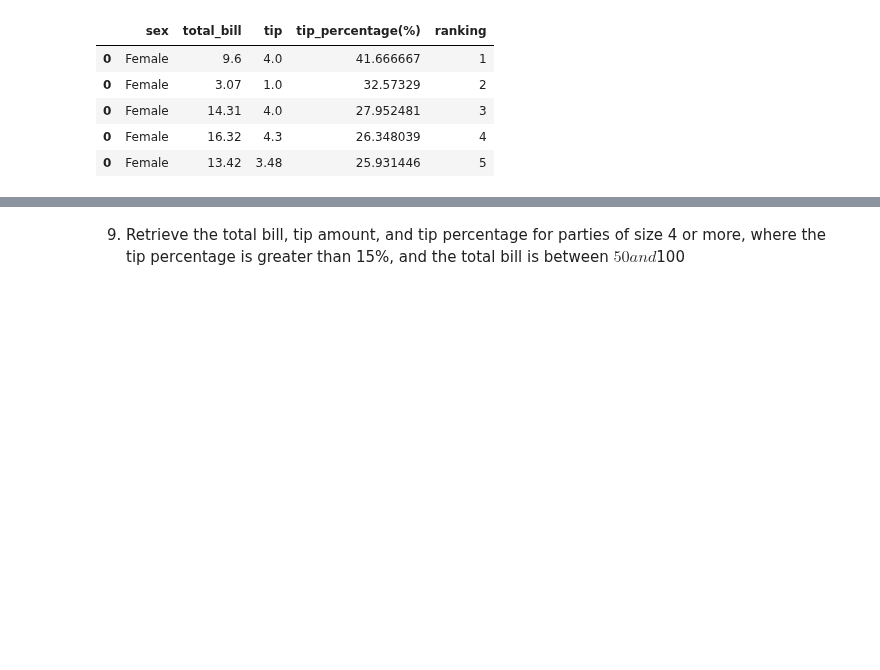
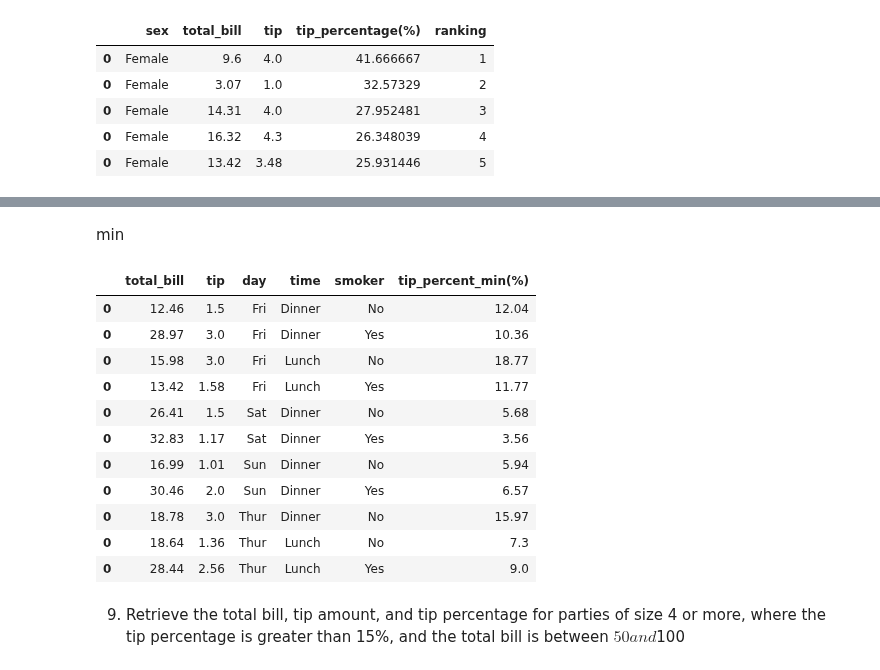
Before and after one commit to AIPI510/aipi510-fall24, a Jupyter notebook: assignment2/davis-sql-ta2.ipynb, the cells around one changed output, grey strips where cells are left out. Drawn from its saved outputs; the diff is of its cells as text; code cells hidden in the pictures; blank space fills up the shorter version.

```diff
--- a/assignment2/davis-sql-ta2.ipynb
+++ b/assignment2/davis-sql-ta2.ipynb
@@ -186,3 +232,25 @@ make_query(None, query, ["sex", "total_bill", "tip", "tip_percentage(%)", "ranki
+# %% [markdown]
+min
+# %%
+query = '''
+SELECT total_bill, tip, day, time, smoker, ROUND(MIN((tip/total_bill)*100),2) AS tip_percent_min
+FROM tips
+GROUP BY day, time, smoker
+'''
+make_query(None, query, ["total_bill", "tip", "day", "time", "smoker", "tip_percent_min(%)"])
+# %% [output]
+|  | total_bill | tip | day | time | smoker | tip_percent_min(%) |
+| 0 | 12.46 | 1.5 | Fri | Dinner | No | 12.04 |
+| 0 | 28.97 | 3.0 | Fri | Dinner | Yes | 10.36 |
+| 0 | 15.98 | 3.0 | Fri | Lunch | No | 18.77 |
+| 0 | 13.42 | 1.58 | Fri | Lunch | Yes | 11.77 |
+| 0 | 26.41 | 1.5 | Sat | Dinner | No | 5.68 |
+| 0 | 32.83 | 1.17 | Sat | Dinner | Yes | 3.56 |
+| 0 | 16.99 | 1.01 | Sun | Dinner | No | 5.94 |
+| 0 | 30.46 | 2.0 | Sun | Dinner | Yes | 6.57 |
+| 0 | 18.78 | 3.0 | Thur | Dinner | No | 15.97 |
+| 0 | 18.64 | 1.36 | Thur | Lunch | No | 7.3 |
+| 0 | 28.44 | 2.56 | Thur | Lunch | Yes | 9.0 |
 # %% [markdown]
 9. Retrieve the total bill, tip amount, and tip percentage for parties of size 4 or more, where the tip percentage is greater than 15%, and the total bill is between $50 and $100
 # %%
```
Also changed, not shown: parts of 22 cells of this notebook, 1 other file.
